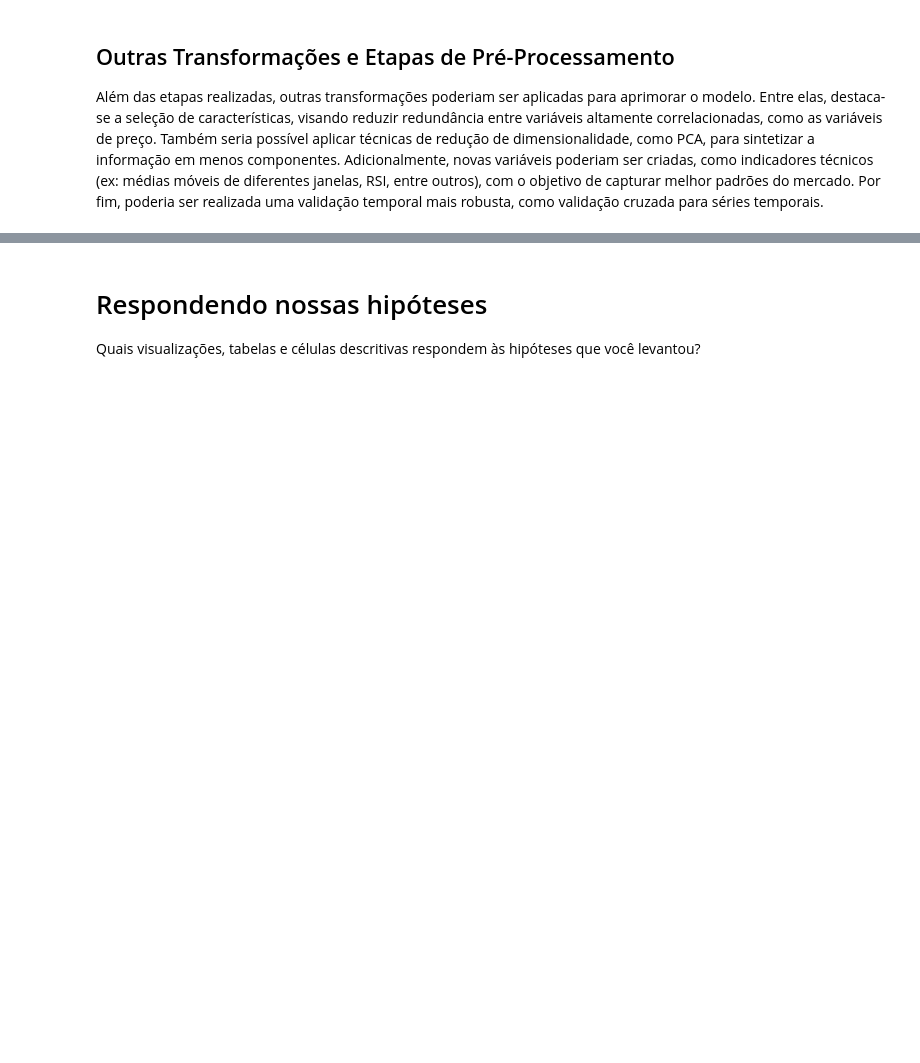
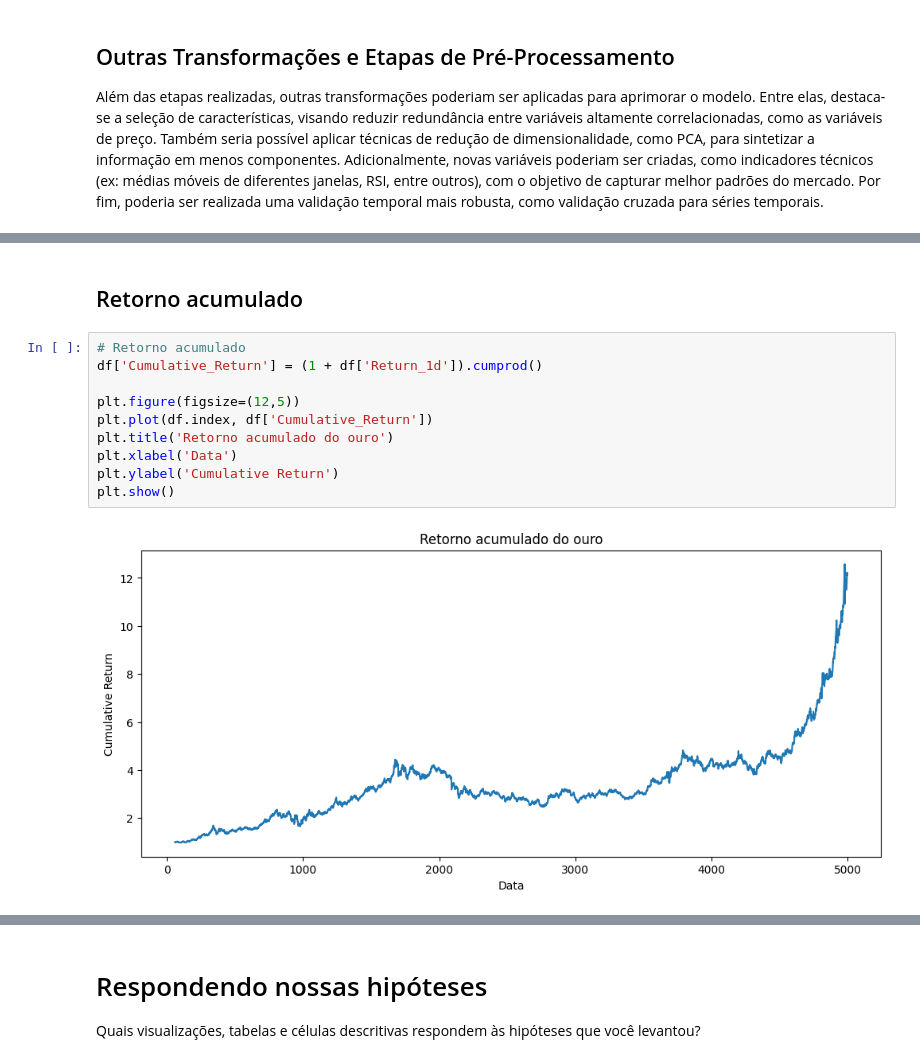
Before and after one commit to lalipedrozo/PUC_MVP_Analise_de_Dados, a Jupyter notebook: PUC_MVP_Analise_de_Dados.ipynb, the cells around one changed output, grey strips where cells are left out. Drawn from its saved outputs; the diff is of its cells as text; blank space fills up the shorter version.

```diff
--- a/PUC_MVP_Analise_de_Dados.ipynb
+++ b/PUC_MVP_Analise_de_Dados.ipynb
@@ -563,0 +580,14 @@ Por fim, poderia ser realizada uma validação temporal mais robusta, como valid
+# %% [markdown]
+## Retorno acumulado
+# %%
+# Retorno acumulado
+df['Cumulative_Return'] = (1 + df['Return_1d']).cumprod()
+
+plt.figure(figsize=(12,5))
+plt.plot(df.index, df['Cumulative_Return'])
+plt.title('Retorno acumulado do ouro')
+plt.xlabel('Data')
+plt.ylabel('Cumulative Return')
+plt.show()
+# %% [output]
+[figure, added]
```
Also changed, not shown: parts of 64 cells of this notebook.
